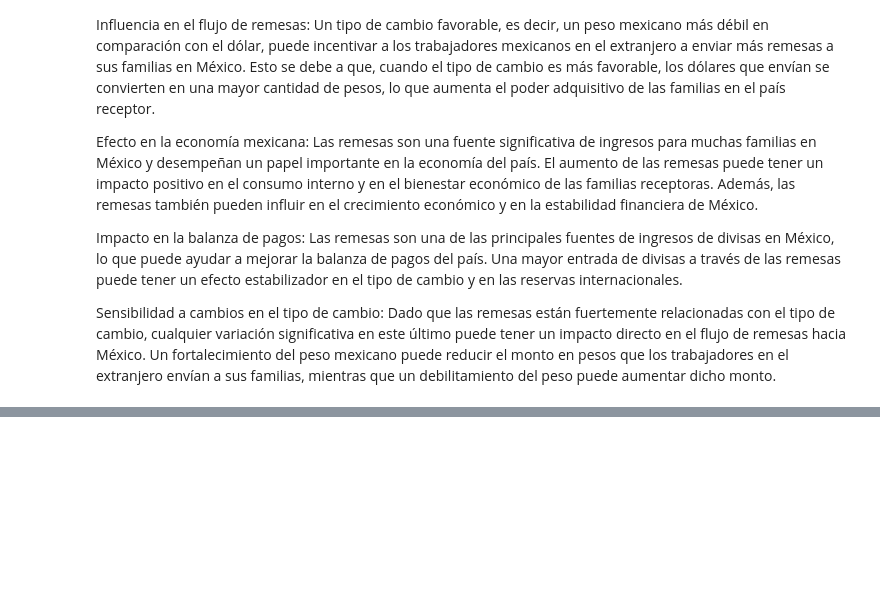
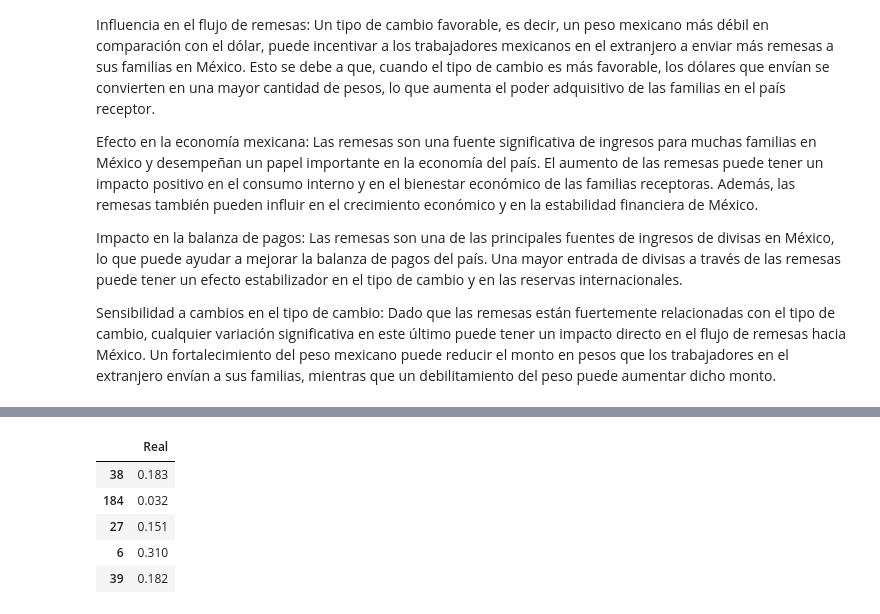
Before and after one commit to erickgt00/Datos-Masivos, a Jupyter notebook: ProyectoFinal.ipynb, the cells around one changed output, grey strips where cells are left out. Saved outputs shown, nothing was run; the diff lists cells and outputs as text; code cells hidden in the pictures; blank space fills up the shorter version.

```diff
--- a/ProyectoFinal.ipynb
+++ b/ProyectoFinal.ipynb
@@ -300,0 +181,4 @@ Sensibilidad a cambios en el tipo de cambio: Dado que las remesas están fuertem
+# %%
+# Se dividen los datos en características (X) y variable objetivo (y)
+X = df.drop(columns=['INPC Mexico'])
+y = df['INPC Mexico']
@@ -300,0 +268,11 @@ Sensibilidad a cambios en el tipo de cambio: Dado que las remesas están fuertem
+# %%
+Real=pd.DataFrame(y_test)
+Real.columns = ["Real"]
+Real.head()
+# %% [output]
+|  | Real |
+| 38 | 0.183 |
+| 184 | 0.032 |
+| 27 | 0.151 |
+| 6 | 0.310 |
+| 39 | 0.182 |
```
Also changed, not shown: parts of 11 cells of this notebook.
